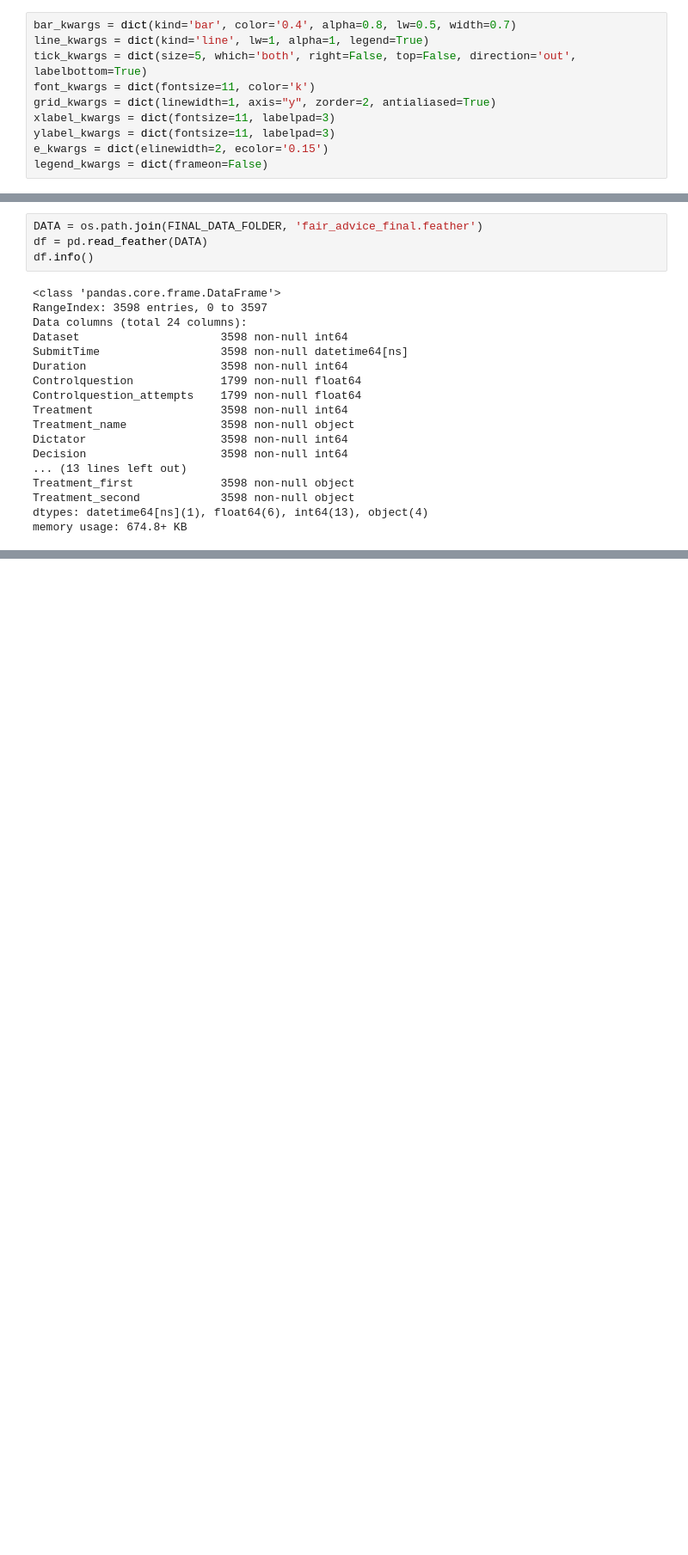
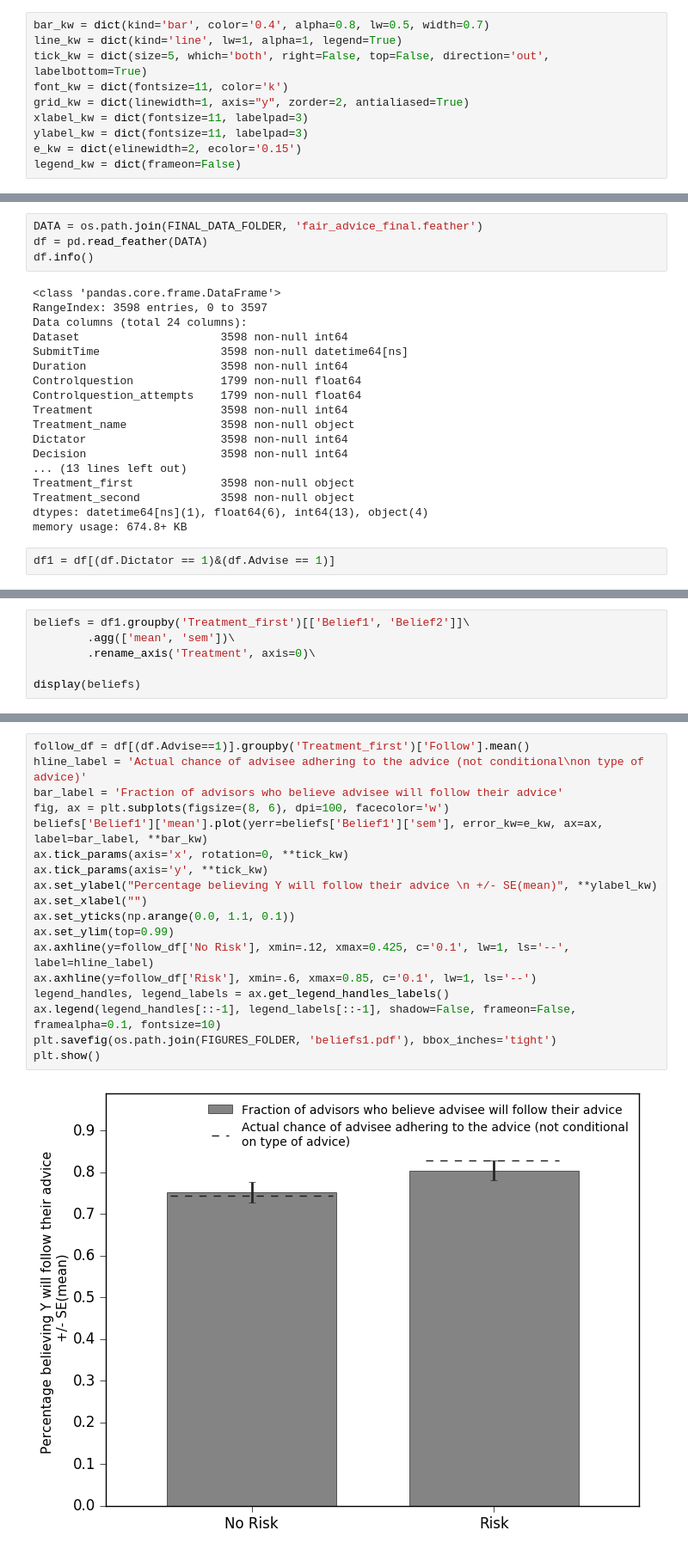
Before and after one commit to sebfest/fair_advice, a Jupyter notebook: main/notebook/4_beliefs.ipynb, the cells around one changed output, grey strips where cells are left out. Shown: that part at 86% size. Saved outputs shown, nothing was run; the diff lists cells and outputs as text; blank space fills up the shorter version.

```diff
--- a/main/notebook/4_beliefs.ipynb
+++ b/main/notebook/4_beliefs.ipynb
@@ -39,15 +40,15 @@ plt.style.use('classic')
 # %% [markdown]
 #### Set plotting properties
 # %%
-bar_kwargs = dict(kind='bar', color='0.4', alpha=0.8, lw=0.5, width=0.7)
-line_kwargs = dict(kind='line', lw=1, alpha=1, legend=True)
-tick_kwargs = dict(size=5, which='both', right=False, top=False, direction='out', labelbottom=True)
-font_kwargs = dict(fontsize=11, color='k')
-grid_kwargs = dict(linewidth=1, axis="y", zorder=2, antialiased=True)
-xlabel_kwargs = dict(fontsize=11, labelpad=3)
-ylabel_kwargs = dict(fontsize=11, labelpad=3)
-e_kwargs = dict(elinewidth=2, ecolor='0.15')
-legend_kwargs = dict(frameon=False)
+bar_kw = dict(kind='bar', color='0.4', alpha=0.8, lw=0.5, width=0.7)
+line_kw = dict(kind='line', lw=1, alpha=1, legend=True)
+tick_kw = dict(size=5, which='both', right=False, top=False, direction='out', labelbottom=True)
+font_kw = dict(fontsize=11, color='k')
+grid_kw = dict(linewidth=1, axis="y", zorder=2, antialiased=True)
+xlabel_kw = dict(fontsize=11, labelpad=3)
+ylabel_kw = dict(fontsize=11, labelpad=3)
+e_kw = dict(elinewidth=2, ecolor='0.15')
+legend_kw = dict(frameon=False)
 # %% [markdown]
 #### Retrieving dataframe
 # %%
@@ -72,3 +73,5 @@ Treatment_first             3598 non-null object
 Treatment_second            3598 non-null object
 dtypes: datetime64[ns](1), float64(6), int64(13), object(4)
 memory usage: 674.8+ KB
+# %%
+df1 = df[(df.Dictator == 1)&(df.Advise == 1)]
@@ -74,0 +80,6 @@ memory usage: 674.8+ KB
+# %%
+beliefs = df1.groupby('Treatment_first')[['Belief1', 'Belief2']]\
+        .agg(['mean', 'sem'])\
+        .rename_axis('Treatment', axis=0)\
+
+display(beliefs)
@@ -74,0 +92,20 @@ memory usage: 674.8+ KB
+# %%
+follow_df = df[(df.Advise==1)].groupby('Treatment_first')['Follow'].mean()
+hline_label = 'Actual chance of advisee adhering to the advice (not conditional\non type of advice)'
+bar_label = 'Fraction of advisors who believe advisee will follow their advice'
+fig, ax = plt.subplots(figsize=(8, 6), dpi=100, facecolor='w')
+beliefs['Belief1']['mean'].plot(yerr=beliefs['Belief1']['sem'], error_kw=e_kw, ax=ax, label=bar_label, **bar_kw)
+ax.tick_params(axis='x', rotation=0, **tick_kw)
+ax.tick_params(axis='y', **tick_kw)
+ax.set_ylabel("Percentage believing Y will follow their advice \n +/- SE(mean)", **ylabel_kw)
+ax.set_xlabel("")
+ax.set_yticks(np.arange(0.0, 1.1, 0.1))
+ax.set_ylim(top=0.99)
+ax.axhline(y=follow_df['No Risk'], xmin=.12, xmax=0.425, c='0.1', lw=1, ls='--', label=hline_label)
+ax.axhline(y=follow_df['Risk'], xmin=.6, xmax=0.85, c='0.1', lw=1, ls='--')
+legend_handles, legend_labels = ax.get_legend_handles_labels()
+ax.legend(legend_handles[::-1], legend_labels[::-1], shadow=False, frameon=False, framealpha=0.1, fontsize=10)
+plt.savefig(os.path.join(FIGURES_FOLDER, 'beliefs1.pdf'), bbox_inches='tight')
+plt.show()
+# %% [output]
+[figure, added]
```
Also changed, not shown: parts of 3 cells of this notebook, 3 other files.
